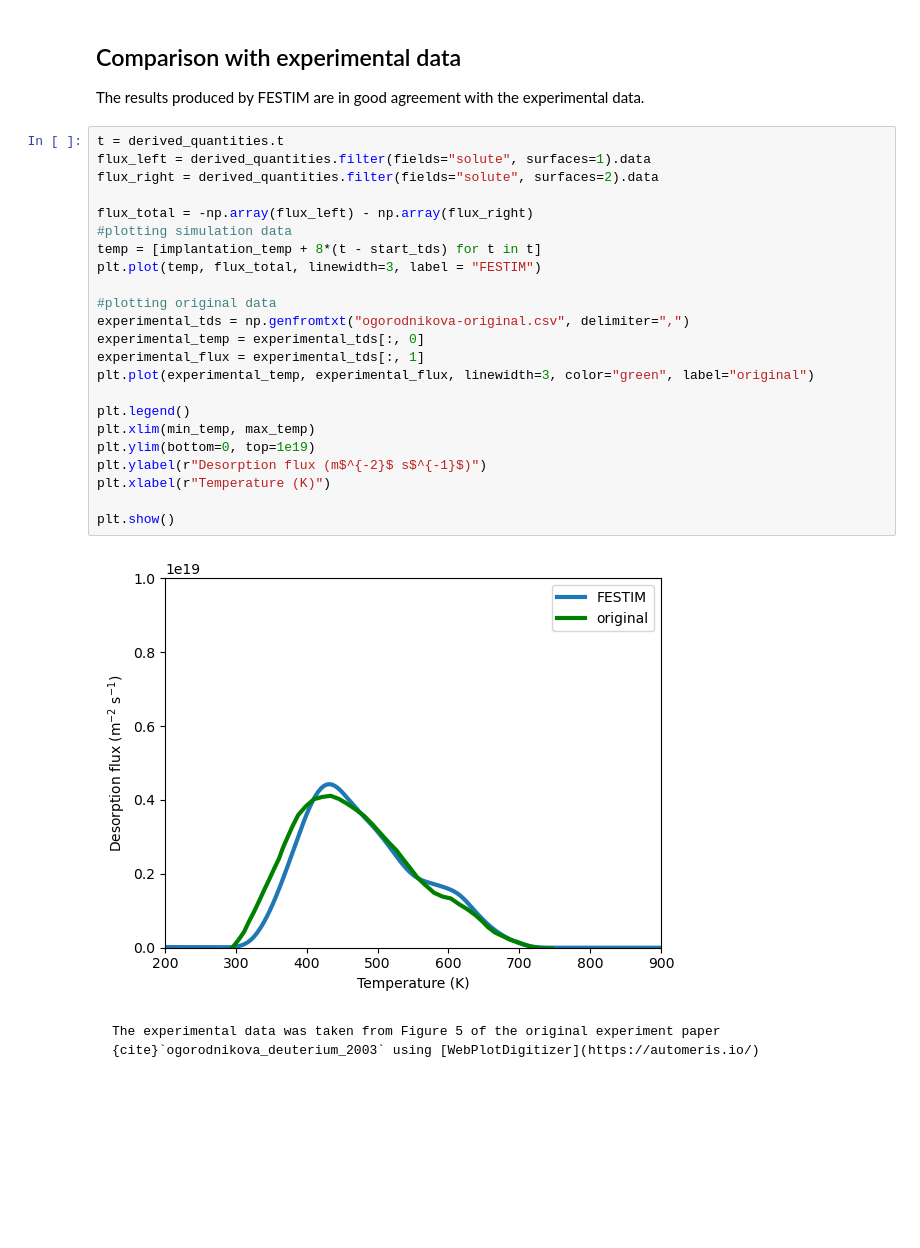
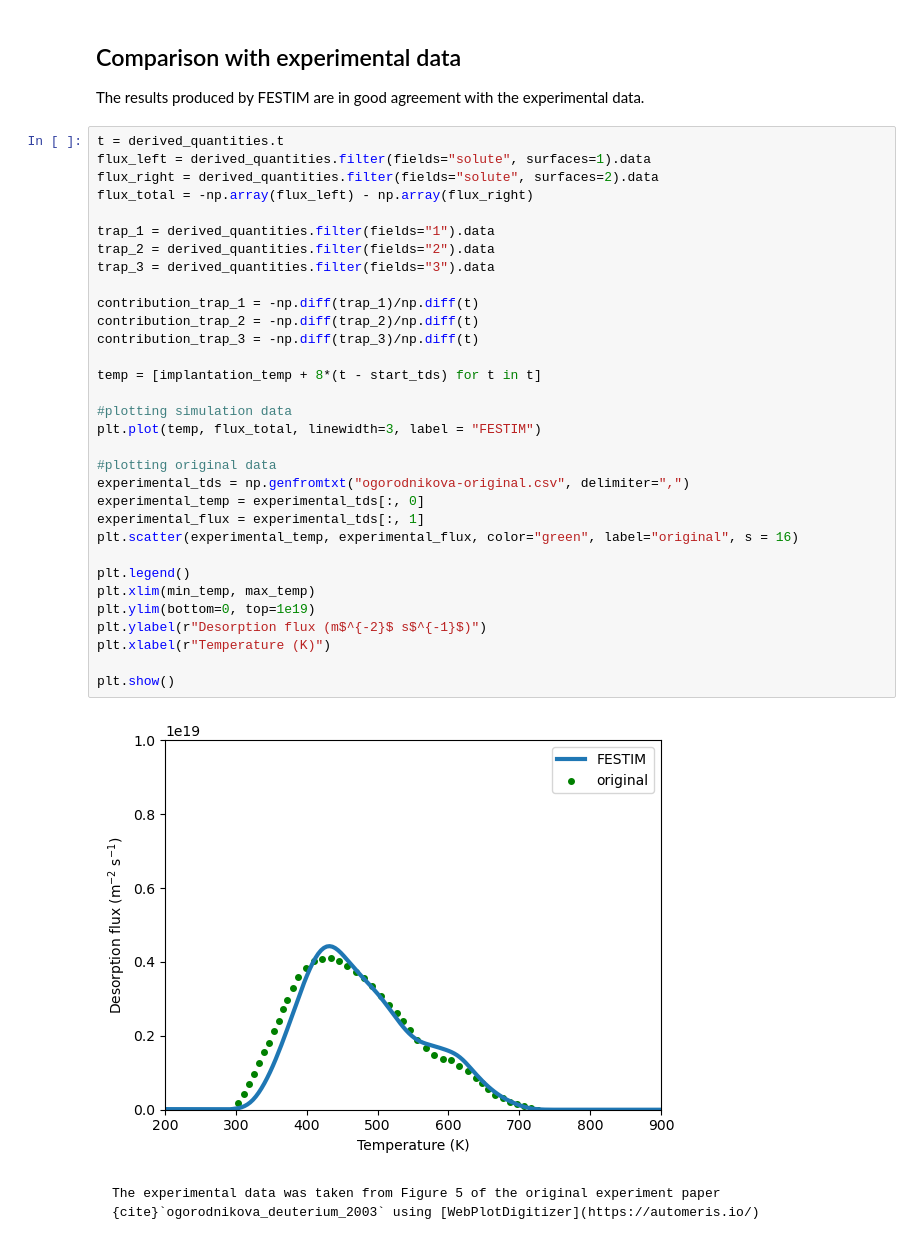
Before and after one commit to festim-dev/V-V-report, a Jupyter notebook: report/thermodesorption-spectra/ogorodnikova-tds.ipynb, the cells around one changed output. Cells and saved outputs as stored; diff of their text form; blank space fills up the shorter version.

Commit message:
changed plot of experimental data to a scatter plot

````diff
--- a/report/thermodesorption-spectra/ogorodnikova-tds.ipynb
+++ b/report/thermodesorption-spectra/ogorodnikova-tds.ipynb
@@ -155,28 +155,37 @@ The results produced by FESTIM are in good agreement with the experimental data.
 # %%
 t = derived_quantities.t
 flux_left = derived_quantities.filter(fields="solute", surfaces=1).data
 flux_right = derived_quantities.filter(fields="solute", surfaces=2).data
+flux_total = -np.array(flux_left) - np.array(flux_right)
 
-flux_total = -np.array(flux_left) - np.array(flux_right)
+trap_1 = derived_quantities.filter(fields="1").data
+trap_2 = derived_quantities.filter(fields="2").data
+trap_3 = derived_quantities.filter(fields="3").data
+
+contribution_trap_1 = -np.diff(trap_1)/np.diff(t)
+contribution_trap_2 = -np.diff(trap_2)/np.diff(t)
+contribution_trap_3 = -np.diff(trap_3)/np.diff(t)
+
+temp = [implantation_temp + 8*(t - start_tds) for t in t]
+
 #plotting simulation data
-temp = [implantation_temp + 8*(t - start_tds) for t in t]
 plt.plot(temp, flux_total, linewidth=3, label = "FESTIM")
 
 #plotting original data
 experimental_tds = np.genfromtxt("ogorodnikova-original.csv", delimiter=",")
 experimental_temp = experimental_tds[:, 0]
 experimental_flux = experimental_tds[:, 1]
-plt.plot(experimental_temp, experimental_flux, linewidth=3, color="green", label="original")
+plt.scatter(experimental_temp, experimental_flux, color="green", label="original", s = 16)
 
 plt.legend()
 plt.xlim(min_temp, max_temp)
 plt.ylim(bottom=0, top=1e19)
 plt.ylabel(r"Desorption flux (m$^{-2}$ s$^{-1}$)")
 plt.xlabel(r"Temperature (K)")
 
 plt.show()
 # %% [output]
-[figure, old version]
+[figure, new version]
 # %% [markdown]
 ```{note}
 The experimental data was taken from Figure 5 of the original experiment paper {cite}`ogorodnikova_deuterium_2003` using [WebPlotDigitizer](https://automeris.io/)
````
Also changed, not shown: parts of 1 cell of this notebook.
